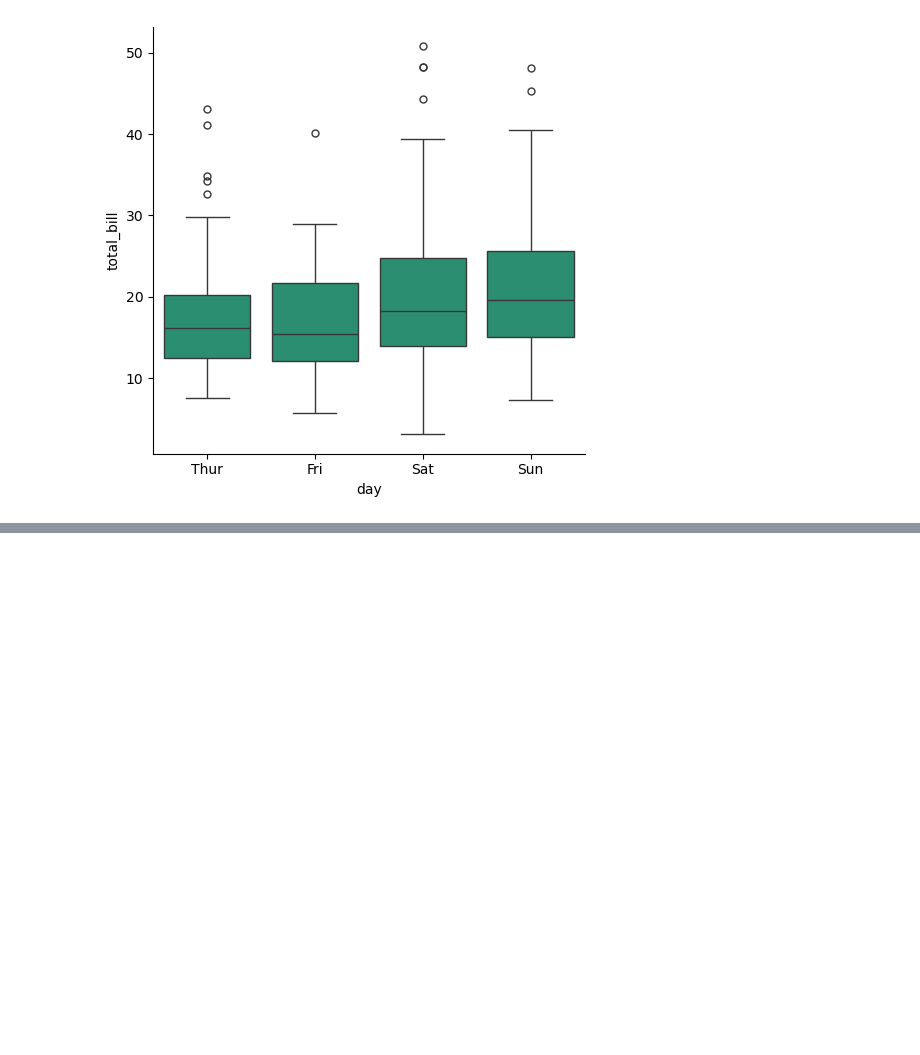
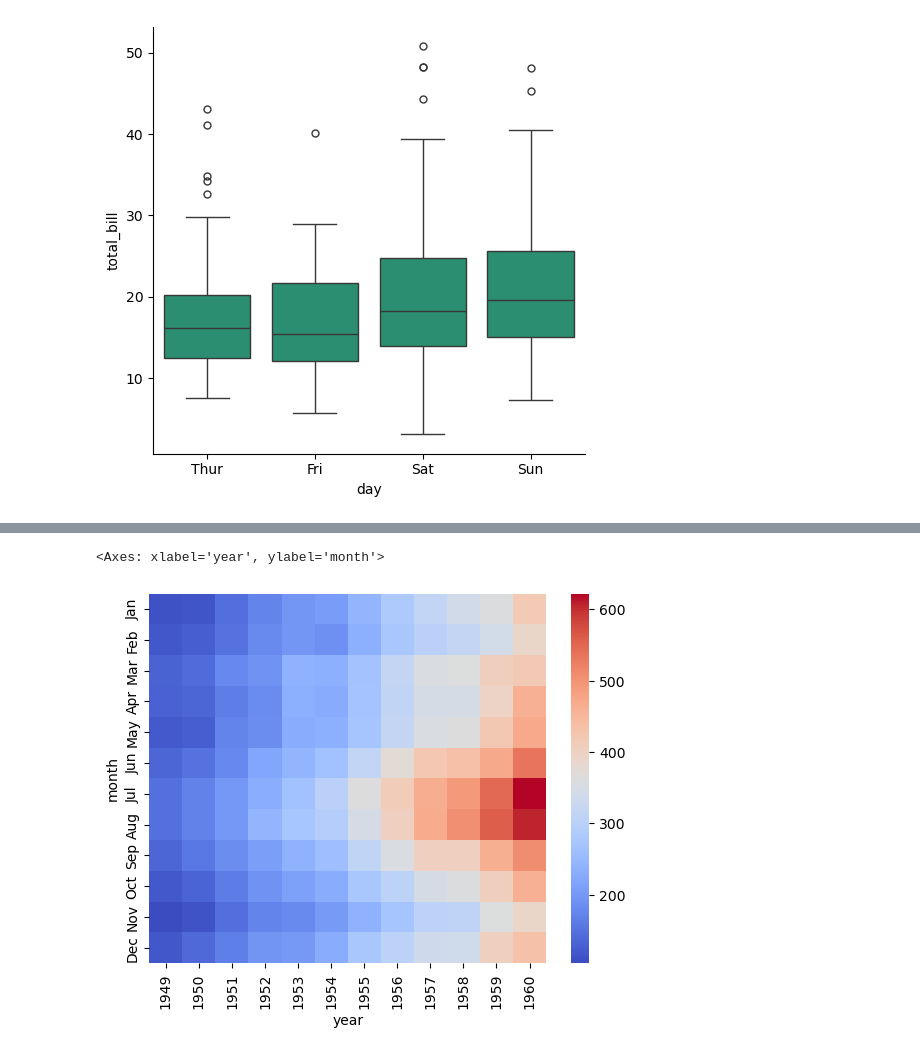
Before and after one commit to RishatTalukder/Machine-Learning-Zero-to-Hero, a Jupyter notebook: 5_Seaborn/11_Data_Visualization_with_Seaborn.ipynb, the cells around one changed output, grey strips where cells are left out. Saved outputs shown, nothing was run; the diff lists cells and outputs as text; code cells hidden in the pictures; blank space fills up the shorter version.

```diff
--- a/5_Seaborn/11_Data_Visualization_with_Seaborn.ipynb
+++ b/5_Seaborn/11_Data_Visualization_with_Seaborn.ipynb
@@ -595,0 +761,5 @@ So, I would heavily recommend going to the [official documentation](https://seab
+# %%
+sns.heatmap(pivot, cmap='coolwarm')
+# %% [output]
+<Axes: xlabel='year', ylabel='month'>
+[figure, added]
```
Also changed, not shown: parts of 44 cells of this notebook.
